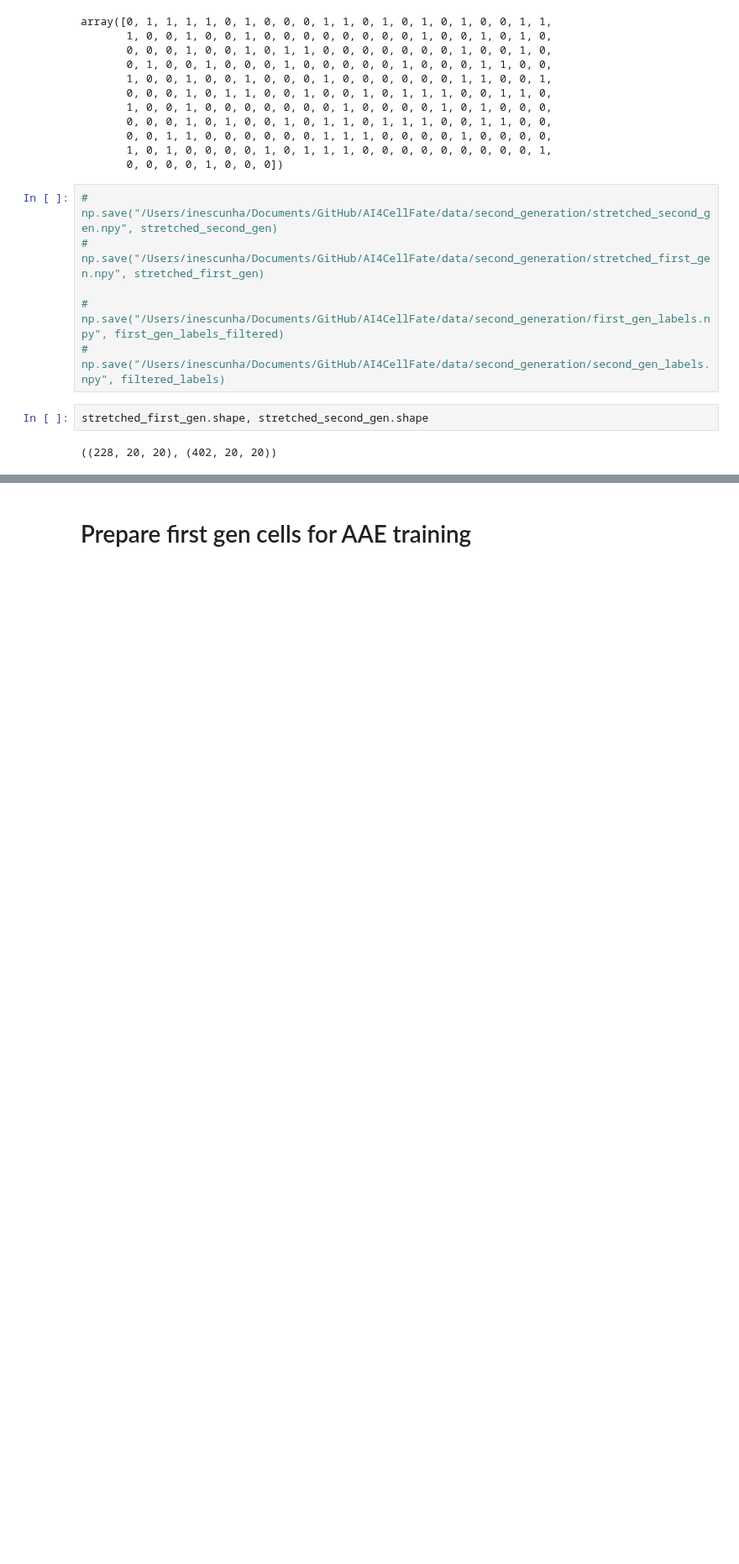
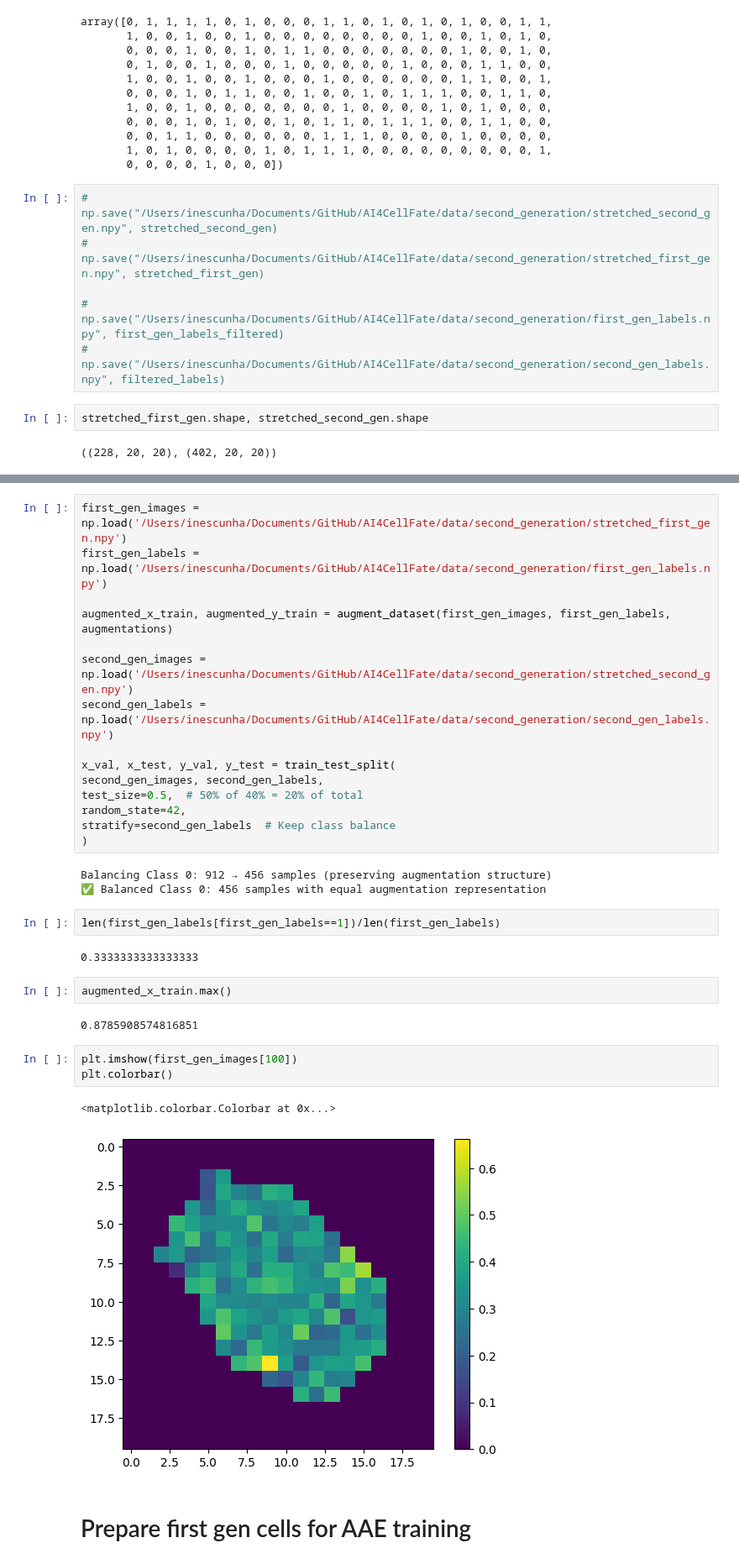
Before and after one commit to ComputationalMicroscopy4CellBio/AI4CellFate, a Jupyter notebook: notebooks/manuscript/second_gen_data.ipynb, the cells around one changed output, grey strips where cells are left out. Shown at 84% size. Saved outputs shown, nothing was run; the diff lists cells and outputs as text; blank space fills up the shorter version.

Commit message:
first and second gen classification

```diff
--- a/notebooks/manuscript/second_gen_data.ipynb
+++ b/notebooks/manuscript/second_gen_data.ipynb
@@ -671,3 +673,35 @@ stretched_first_gen.shape, stretched_second_gen.shape
+# %%
+first_gen_images = np.load('/Users/inescunha/Documents/GitHub/AI4CellFate/data/second_generation/stretched_first_gen.npy')
+first_gen_labels = np.load('/Users/inescunha/Documents/GitHub/AI4CellFate/data/second_generation/first_gen_labels.npy')
+
+augmented_x_train, augmented_y_train = augment_dataset(first_gen_images, first_gen_labels, augmentations)
+
+second_gen_images = np.load('/Users/inescunha/Documents/GitHub/AI4CellFate/data/second_generation/stretched_second_gen.npy')
+second_gen_labels = np.load('/Users/inescunha/Documents/GitHub/AI4CellFate/data/second_generation/second_gen_labels.npy')
+
+x_val, x_test, y_val, y_test = train_test_split(
+second_gen_images, second_gen_labels,
+test_size=0.5,  # 50% of 40% = 20% of total
+random_state=42,
+stratify=second_gen_labels  # Keep class balance
+)
+# %% [output]
+Balancing Class 0: 912 → 456 samples (preserving augmentation structure)
+✅ Balanced Class 0: 456 samples with equal augmentation representation
+# %%
+len(first_gen_labels[first_gen_labels==1])/len(first_gen_labels)
+# %% [output]
+0.3333333333333333
+# %%
+augmented_x_train.max()
+# %% [output]
+0.8785908574816851
+# %%
+plt.imshow(first_gen_images[100])
+plt.colorbar()
+# %% [output]
+<matplotlib.colorbar.Colorbar at 0x...>
+[figure, added]
 # %% [markdown]
 # Prepare first gen cells for AAE training
 # %%
```
Also changed, not shown: parts of 2 cells of this notebook, 2 other files.
